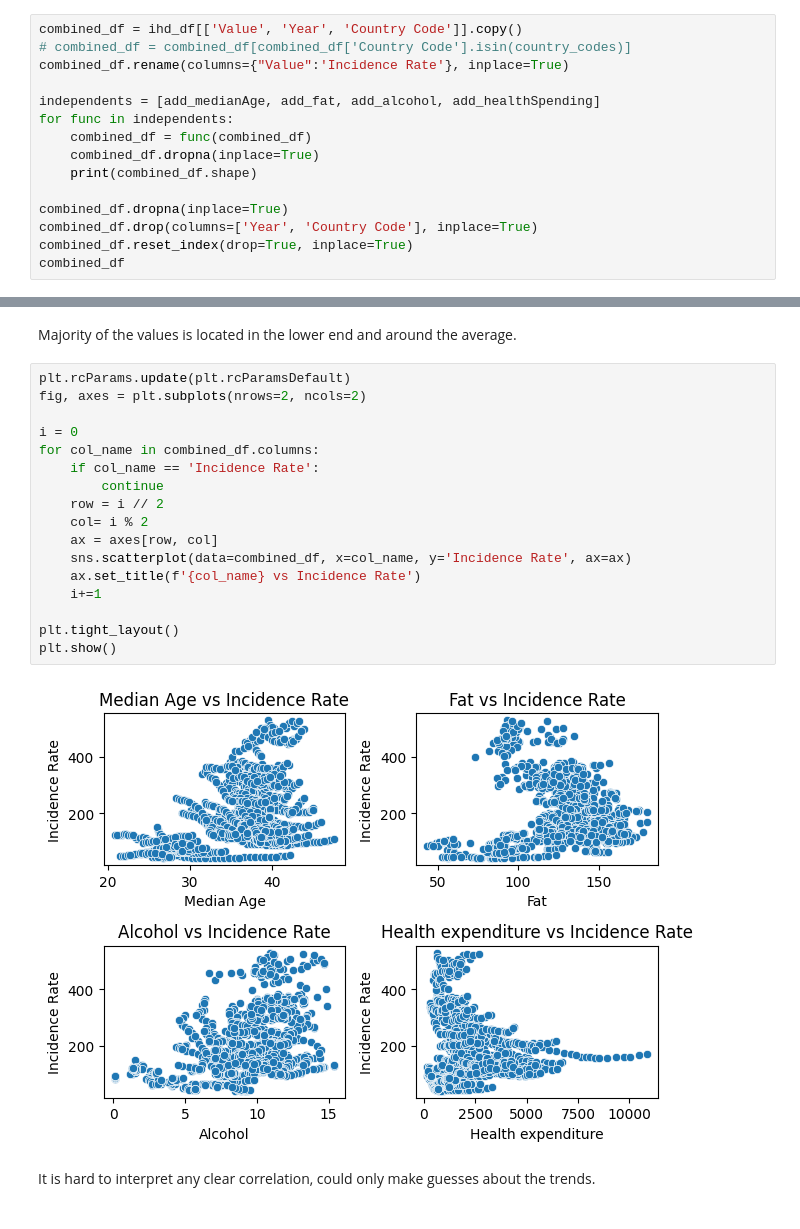
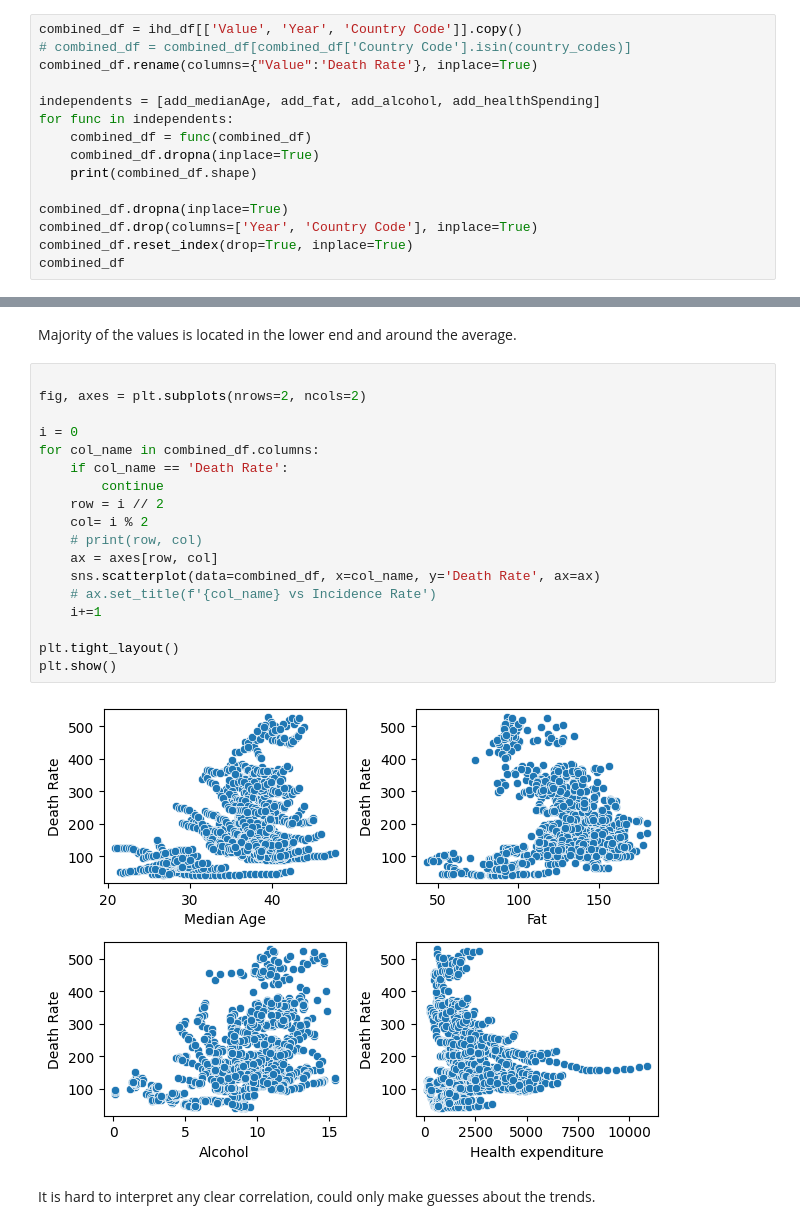
Before and after one commit to sykoravojtech/IHD_germany_2024, a Jupyter notebook: exp/exp_DK_002_IncidenceModel.ipynb, the cells around one changed output, grey strips where cells are left out. Cells and saved outputs as stored; diff of their text form.

```diff
--- a/exp/exp_DK_002_IncidenceModel.ipynb
+++ b/exp/exp_DK_002_IncidenceModel.ipynb
@@ -207,7 +204,7 @@ avg_median_age.sort_values(by=['Median Age'], ascending=False).head(10)
 # %%
 combined_df = ihd_df[['Value', 'Year', 'Country Code']].copy()
 # combined_df = combined_df[combined_df['Country Code'].isin(country_codes)]
-combined_df.rename(columns={"Value":'Incidence Rate'}, inplace=True)
+combined_df.rename(columns={"Value":'Death Rate'}, inplace=True)
 
 independents = [add_medianAge, add_fat, add_alcohol, add_healthSpending]
 for func in independents:
@@ -246,24 +243,25 @@ plt.show()
 # %% [markdown]
 Majority of the values is located in the lower end and around the average.
 # %%
-plt.rcParams.update(plt.rcParamsDefault)
+
 fig, axes = plt.subplots(nrows=2, ncols=2)
 
 i = 0
 for col_name in combined_df.columns:
-    if col_name == 'Incidence Rate':
+    if col_name == 'Death Rate':
         continue
     row = i // 2
     col= i % 2
+    # print(row, col)
     ax = axes[row, col]
-    sns.scatterplot(data=combined_df, x=col_name, y='Incidence Rate', ax=ax)
-    ax.set_title(f'{col_name} vs Incidence Rate')
+    sns.scatterplot(data=combined_df, x=col_name, y='Death Rate', ax=ax)
+    # ax.set_title(f'{col_name} vs Incidence Rate')
     i+=1
 
 plt.tight_layout()
 plt.show()
 # %% [output]
-[figure, old version]
+[figure, new version]
 # %% [markdown]
 It is hard to interpret any clear correlation, could only make guesses about the trends.
 # %%
```
Also changed, not shown: parts of 10 cells of this notebook, 18 other files.
